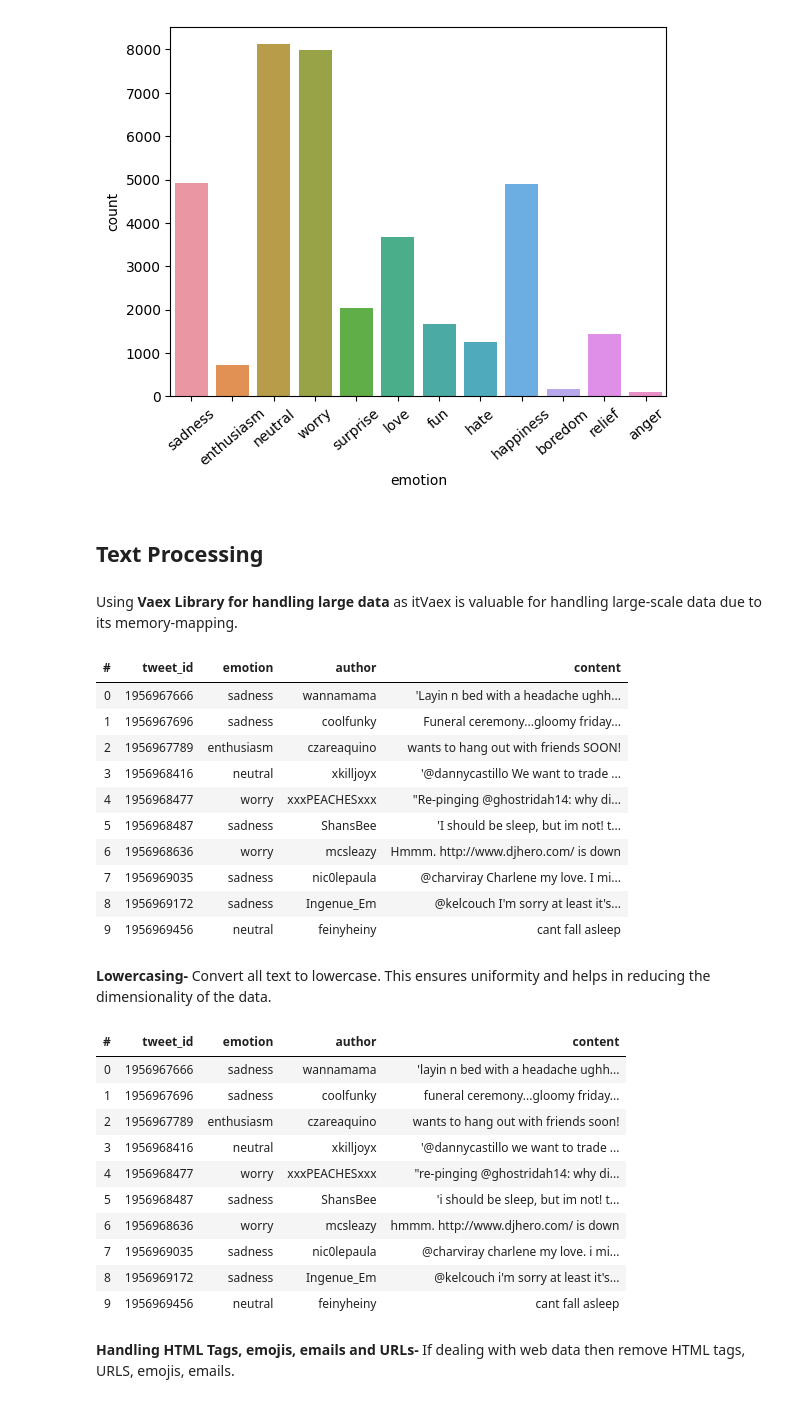
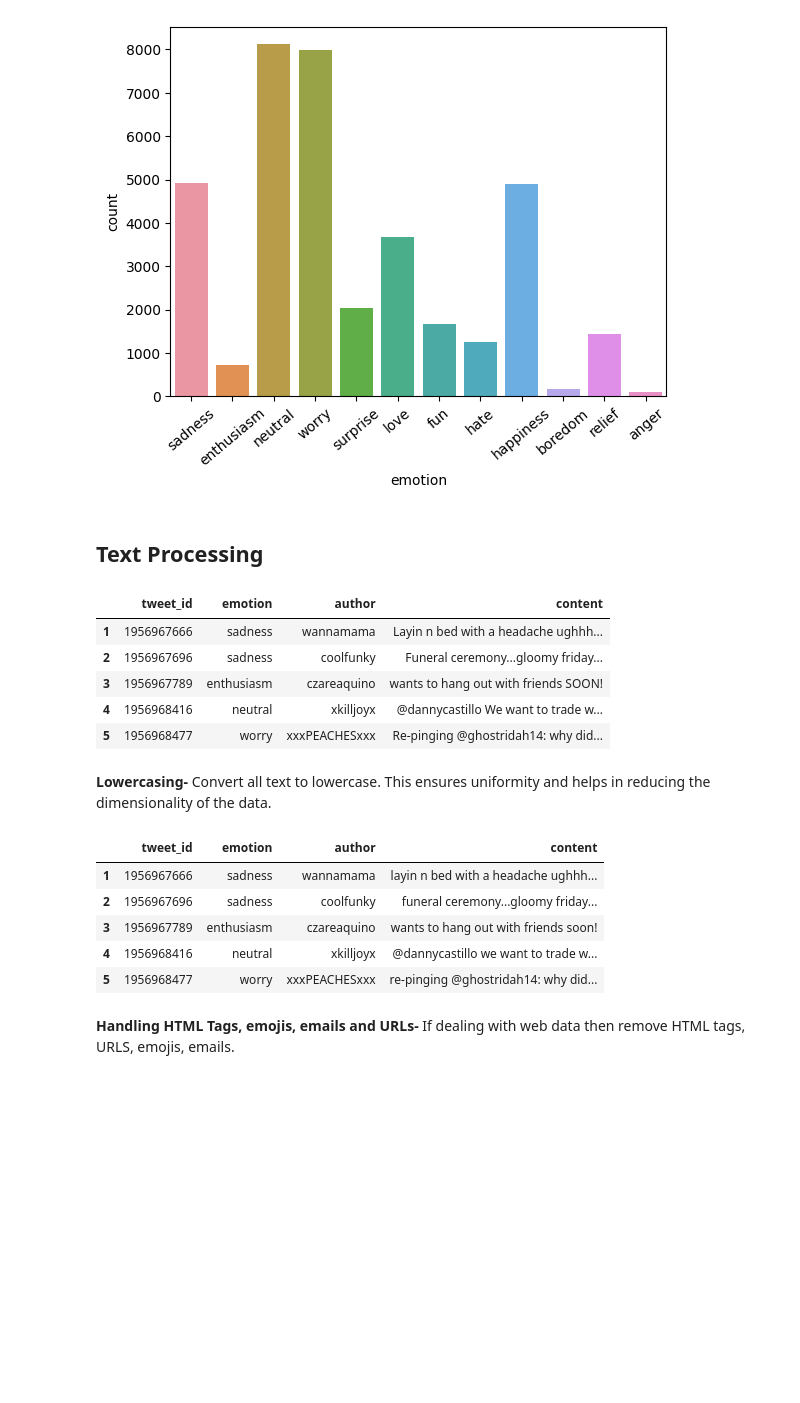
Before and after one commit to SandhiyaAcharya/Emotion_Analysis, a Jupyter notebook: Emotion_Analysis.ipynb, the cells around one changed output. Cells and saved outputs as stored; diff of their text form; code cells hidden in the pictures; blank space fills up the shorter version.

```diff
--- a/Emotion_Analysis.ipynb
+++ b/Emotion_Analysis.ipynb
@@ -47,7 +67,7 @@ import contractions
 [nltk_data]   Package wordnet is already up-to-date!
 # %%
 #Load dataset
-data=pd.read_csv("/content/text_emotion.csv")
+data=pd.read_csv("/content/drive/MyDrive/Colab_Datasets/text_emotion.csv")
 data.head()
 # %% [output]
 |  | tweet_id | sentiment | author | content |
@@ -114,6 +134,4 @@ emotions_count.set_xticklabels(emotions_count.get_xticklabels(), rotation=40)
  Text(11, 0, 'anger')]
 [figure]
 # %% [markdown]
-## **Text Processing**
+## Text Processing
-# %% [markdown]
-Using **Vaex Library for handling large data** as itVaex is valuable for handling large-scale data due to its memory-mapping.
@@ -123,34 +138,24 @@ vaex_data.export_hdf5('/content/text_emotion.hdf5')
 # %%
-vaex_data.head()
+data.head()
 # %% [output]
-| # | tweet_id | emotion | author | content |
-| 0 | 1956967666 | sadness | wannamama | 'Layin n bed with a headache ughh... |
-| 1 | 1956967696 | sadness | coolfunky | Funeral ceremony...gloomy friday... |
-| 2 | 1956967789 | enthusiasm | czareaquino | wants to hang out with friends SOON! |
-| 3 | 1956968416 | neutral | xkilljoyx | '@dannycastillo We want to trade ... |
-| 4 | 1956968477 | worry | xxxPEACHESxxx | "Re-pinging @ghostridah14: why di... |
-| 5 | 1956968487 | sadness | ShansBee | 'I should be sleep, but im not! t... |
-| 6 | 1956968636 | worry | mcsleazy | Hmmm. http://www.djhero.com/ is down |
-| 7 | 1956969035 | sadness | nic0lepaula | @charviray Charlene my love. I mi... |
-| 8 | 1956969172 | sadness | Ingenue_Em | @kelcouch I'm sorry at least it's... |
-| 9 | 1956969456 | neutral | feinyheiny | cant fall asleep |
+|  | tweet_id | emotion | author | content |
+| 1 | 1956967666 | sadness | wannamama | Layin n bed with a headache ughhh... |
+| 2 | 1956967696 | sadness | coolfunky | Funeral ceremony...gloomy friday... |
+| 3 | 1956967789 | enthusiasm | czareaquino | wants to hang out with friends SOON! |
+| 4 | 1956968416 | neutral | xkilljoyx | @dannycastillo We want to trade w... |
+| 5 | 1956968477 | worry | xxxPEACHESxxx | Re-pinging @ghostridah14: why did... |
 # %% [markdown]
 **Lowercasing-**  Convert all text to lowercase. This ensures uniformity and helps in reducing the dimensionality of the data.
 # %%
-vaex_data['content']=vaex_data['content'].str.lower()
-vaex_data.head()
+data['content']=data['content'].str.lower()
+data.head()
 # %% [output]
-| # | tweet_id | emotion | author | content |
-| 0 | 1956967666 | sadness | wannamama | 'layin n bed with a headache ughh... |
-| 1 | 1956967696 | sadness | coolfunky | funeral ceremony...gloomy friday... |
-| 2 | 1956967789 | enthusiasm | czareaquino | wants to hang out with friends soon! |
-| 3 | 1956968416 | neutral | xkilljoyx | '@dannycastillo we want to trade ... |
-| 4 | 1956968477 | worry | xxxPEACHESxxx | "re-pinging @ghostridah14: why di... |
-| 5 | 1956968487 | sadness | ShansBee | 'i should be sleep, but im not! t... |
-| 6 | 1956968636 | worry | mcsleazy | hmmm. http://www.djhero.com/ is down |
-| 7 | 1956969035 | sadness | nic0lepaula | @charviray charlene my love. i mi... |
-| 8 | 1956969172 | sadness | Ingenue_Em | @kelcouch i'm sorry at least it's... |
-| 9 | 1956969456 | neutral | feinyheiny | cant fall asleep |
+|  | tweet_id | emotion | author | content |
+| 1 | 1956967666 | sadness | wannamama | layin n bed with a headache ughhh... |
+| 2 | 1956967696 | sadness | coolfunky | funeral ceremony...gloomy friday... |
+| 3 | 1956967789 | enthusiasm | czareaquino | wants to hang out with friends soon! |
+| 4 | 1956968416 | neutral | xkilljoyx | @dannycastillo we want to trade w... |
+| 5 | 1956968477 | worry | xxxPEACHESxxx | re-pinging @ghostridah14: why did... |
 # %% [markdown]
 **Handling HTML Tags, emojis, emails and URLs-** If dealing with web data then remove HTML tags, URLS, emojis, emails.
 # %%
```
Also changed, not shown: parts of 53 cells of this notebook.
